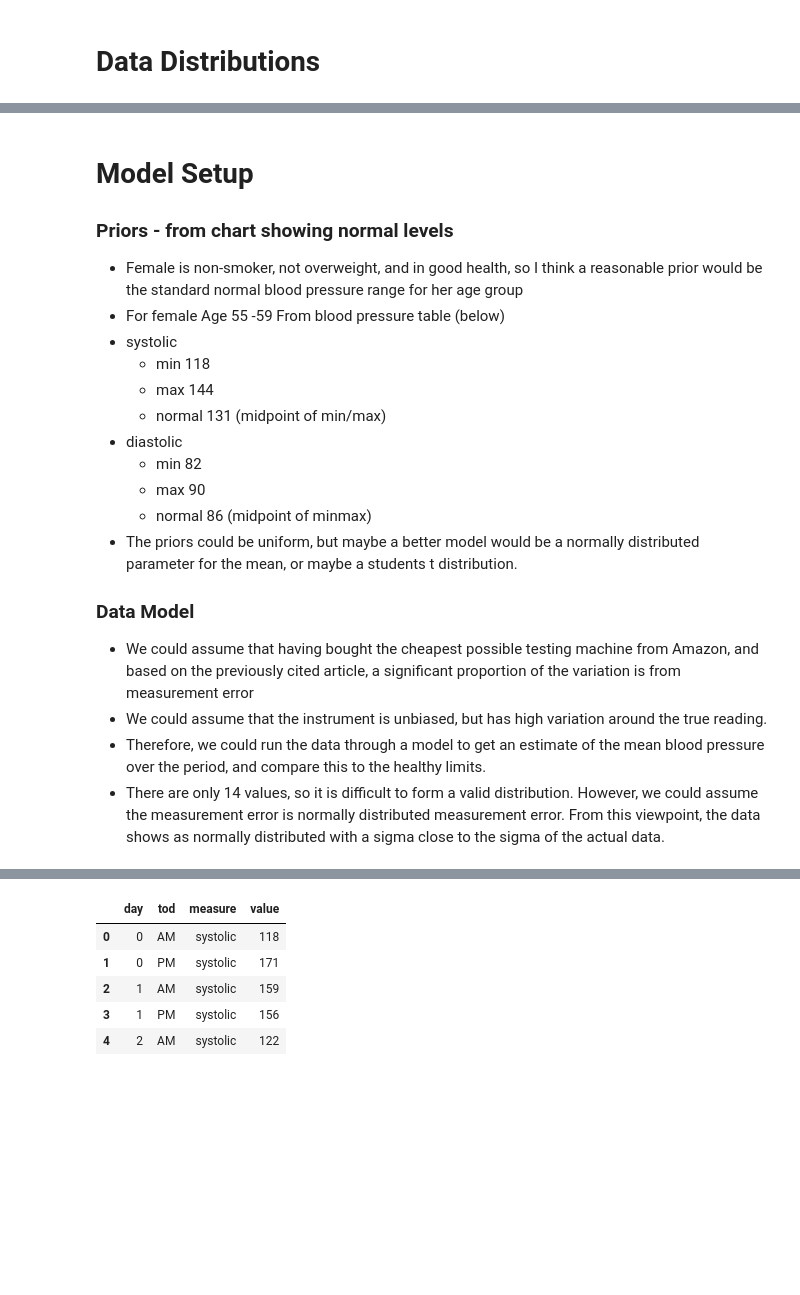
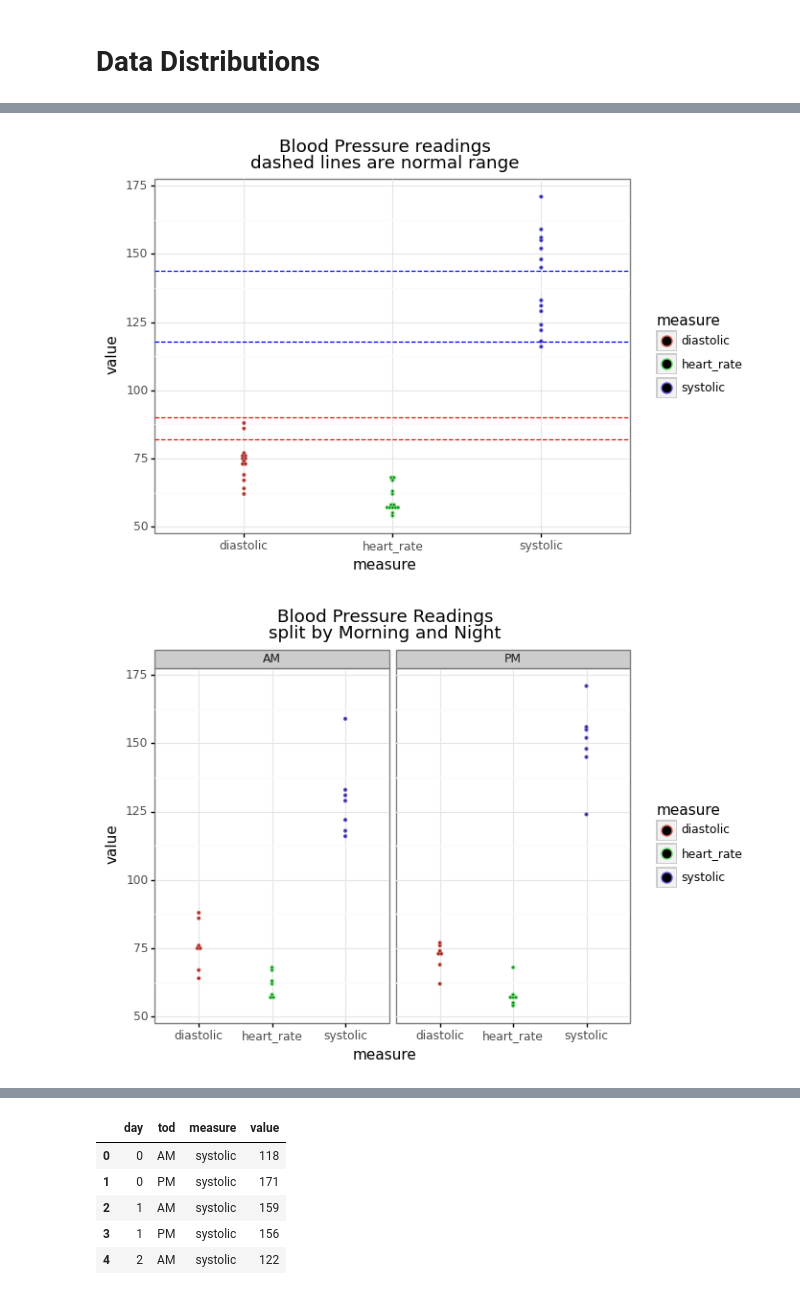
Before and after one commit to jointprob/bmcp-notes, a Jupyter notebook: projects/blood-pressure/blood-pressure.ipynb, the cells around one changed output, grey strips where cells are left out. Drawn from its saved outputs; the diff is of its cells as text; code cells hidden in the pictures; blank space fills up the shorter version.

```diff
--- a/projects/blood-pressure/blood-pressure.ipynb
+++ b/projects/blood-pressure/blood-pressure.ipynb
@@ -108,22 +140,21 @@ p.draw();
-# %% [markdown]
-# Model Setup
-### Priors - from chart showing normal levels
-
-+ Female is non-smoker, not overweight, and in good health, so I think a reasonable prior would be the standard normal blood pressure range for her age group
-+ For female Age 55 -59 From blood pressure table (below)
-+ systolic
-    + min 118
-    + max 144
-    + normal 131 (midpoint of min/max)
-+ diastolic
-    + min 82
-    + max 90
-    + normal 86 (midpoint of minmax)
-+ The priors could be uniform, but maybe a better model would be a normally distributed parameter for the mean, or maybe a students t distribution.
-
-### Data Model
-
-+ We could assume that having bought the cheapest possible testing machine from Amazon, and based on the previously cited article, a significant proportion of the variation is from measurement error
-+ We could assume that the instrument is unbiased, but has high variation around the true reading.
-+ Therefore, we could run the data through a model to get an estimate of the mean blood pressure over the period, and compare this to the healthy limits.
-+ There are only 14 values, so it is difficult to form a valid distribution. However, we could assume the measurement error is normally distributed measurement error. From this viewpoint, the data shows as normally distributed with a sigma close to the sigma of the actual data.
+# %%
+p = (ggplot(df, aes(x='measure', y='value', color='measure')) +
+     geom_dotplot(binwidth=1, binaxis='y', stackdir='center', dotsize=1.0) +
+     geom_hline(yintercept=144, color='blue', linetype='dashed') +
+     geom_hline(yintercept=118, color='blue', linetype='dashed') +
+     geom_hline(yintercept=82, color='red', linetype='dashed') +
+     geom_hline(yintercept=90, color='red', linetype='dashed') +
+     labs(title='Blood Pressure readings\ndashed lines are normal range')
+    )
+p.draw();
+# %% [output]
+[figure, added]
+# %%
+p = (ggplot(df, aes(x='measure', y='value', color='measure')) +
+     geom_dotplot(binwidth=1, binaxis='y', stackdir='center', dotsize=1.0) +
+     facet_wrap('tod') +
+     labs(title='Blood Pressure Readings\nsplit by Morning and Night')
+    )
+p.draw();
+# %% [output]
+[figure, added]
```
Also changed, not shown: parts of 55 cells of this notebook, 1 other file.
